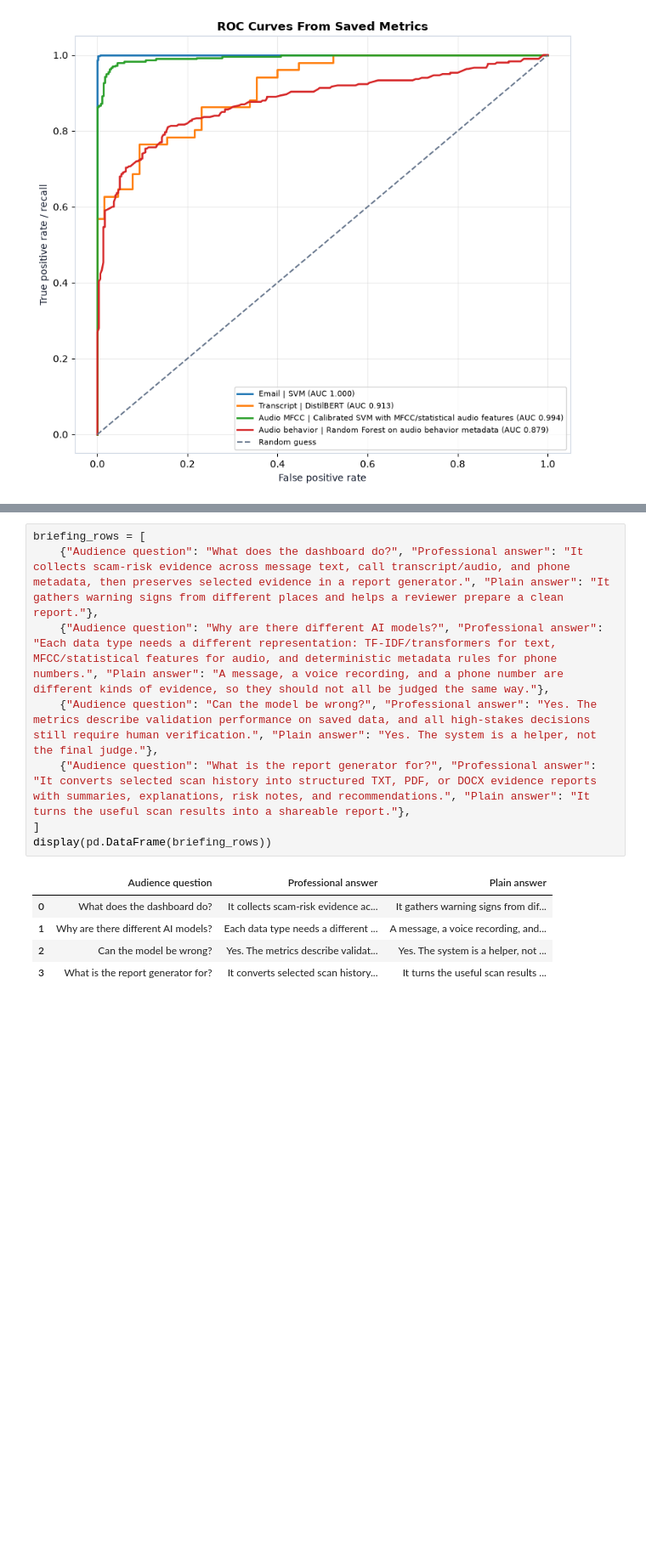
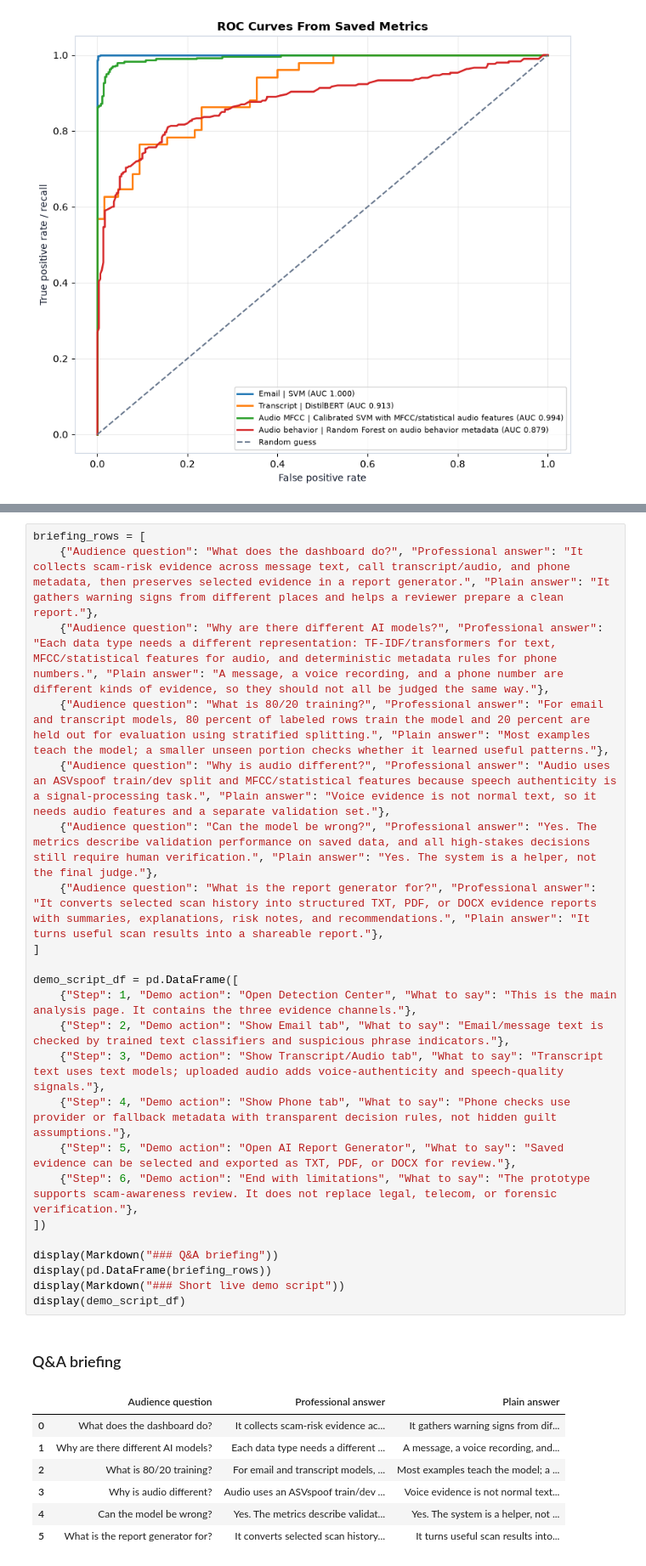
Before and after one commit to mikeshyway/ai-scam-detector, a Jupyter notebook: notebooks/00_final_prototype_evidence_notebook.ipynb, the cells around one changed output, grey strips where cells are left out. Shown at 85% size. Saved outputs shown, nothing was run; the diff lists cells and outputs as text; blank space fills up the shorter version.

```diff
--- a/notebooks/00_final_prototype_evidence_notebook.ipynb
+++ b/notebooks/00_final_prototype_evidence_notebook.ipynb
@@ -887,14 +985,32 @@ Use two explanation layers: a professional technical explanation, then a plain-l
 # %%
 briefing_rows = [
     {"Audience question": "What does the dashboard do?", "Professional answer": "It collects scam-risk evidence across message text, call transcript/audio, and phone metadata, then preserves selected evidence in a report generator.", "Plain answer": "It gathers warning signs from different places and helps a reviewer prepare a clean report."},
     {"Audience question": "Why are there different AI models?", "Professional answer": "Each data type needs a different representation: TF-IDF/transformers for text, MFCC/statistical features for audio, and deterministic metadata rules for phone numbers.", "Plain answer": "A message, a voice recording, and a phone number are different kinds of evidence, so they should not all be judged the same way."},
+    {"Audience question": "What is 80/20 training?", "Professional answer": "For email and transcript models, 80 percent of labeled rows train the model and 20 percent are held out for evaluation using stratified splitting.", "Plain answer": "Most examples teach the model; a smaller unseen portion checks whether it learned useful patterns."},
+    {"Audience question": "Why is audio different?", "Professional answer": "Audio uses an ASVspoof train/dev split and MFCC/statistical features because speech authenticity is a signal-processing task.", "Plain answer": "Voice evidence is not normal text, so it needs audio features and a separate validation set."},
     {"Audience question": "Can the model be wrong?", "Professional answer": "Yes. The metrics describe validation performance on saved data, and all high-stakes decisions still require human verification.", "Plain answer": "Yes. The system is a helper, not the final judge."},
-    {"Audience question": "What is the report generator for?", "Professional answer": "It converts selected scan history into structured TXT, PDF, or DOCX evidence reports with summaries, explanations, risk notes, and recommendations.", "Plain answer": "It turns the useful scan results into a shareable report."},
+    {"Audience question": "What is the report generator for?", "Professional answer": "It converts selected scan history into structured TXT, PDF, or DOCX evidence reports with summaries, explanations, risk notes, and recommendations.", "Plain answer": "It turns useful scan results into a shareable report."},
 ]
+
+demo_script_df = pd.DataFrame([
+    {"Step": 1, "Demo action": "Open Detection Center", "What to say": "This is the main analysis page. It contains the three evidence channels."},
+    {"Step": 2, "Demo action": "Show Email tab", "What to say": "Email/message text is checked by trained text classifiers and suspicious phrase indicators."},
+    {"Step": 3, "Demo action": "Show Transcript/Audio tab", "What to say": "Transcript text uses text models; uploaded audio adds voice-authenticity and speech-quality signals."},
+    {"Step": 4, "Demo action": "Show Phone tab", "What to say": "Phone checks use provider or fallback metadata with transparent decision rules, not hidden guilt assumptions."},
+    {"Step": 5, "Demo action": "Open AI Report Generator", "What to say": "Saved evidence can be selected and exported as TXT, PDF, or DOCX for review."},
+    {"Step": 6, "Demo action": "End with limitations", "What to say": "The prototype supports scam-awareness review. It does not replace legal, telecom, or forensic verification."},
+])
+
+display(Markdown("### Q&A briefing"))
 display(pd.DataFrame(briefing_rows))
+display(Markdown("### Short live demo script"))
+display(demo_script_df)
 # %% [output]
+### Q&A briefing
 |  | Audience question | Professional answer | Plain answer |
 | 0 | What does the dashboard do? | It collects scam-risk evidence ac... | It gathers warning signs from dif... |
 | 1 | Why are there different AI models? | Each data type needs a different ... | A message, a voice recording, and... |
-| 2 | Can the model be wrong? | Yes. The metrics describe validat... | Yes. The system is a helper, not ... |
-| 3 | What is the report generator for? | It converts selected scan history... | It turns the useful scan results ... |
+| 2 | What is 80/20 training? | For email and transcript models, ... | Most examples teach the model; a ... |
+| 3 | Why is audio different? | Audio uses an ASVspoof train/dev ... | Voice evidence is not normal text... |
+| 4 | Can the model be wrong? | Yes. The metrics describe validat... | Yes. The system is a helper, not ... |
+| 5 | What is the report generator for? | It converts selected scan history... | It turns useful scan results into... |
```
Also changed, not shown: parts of 53 cells of this notebook.
